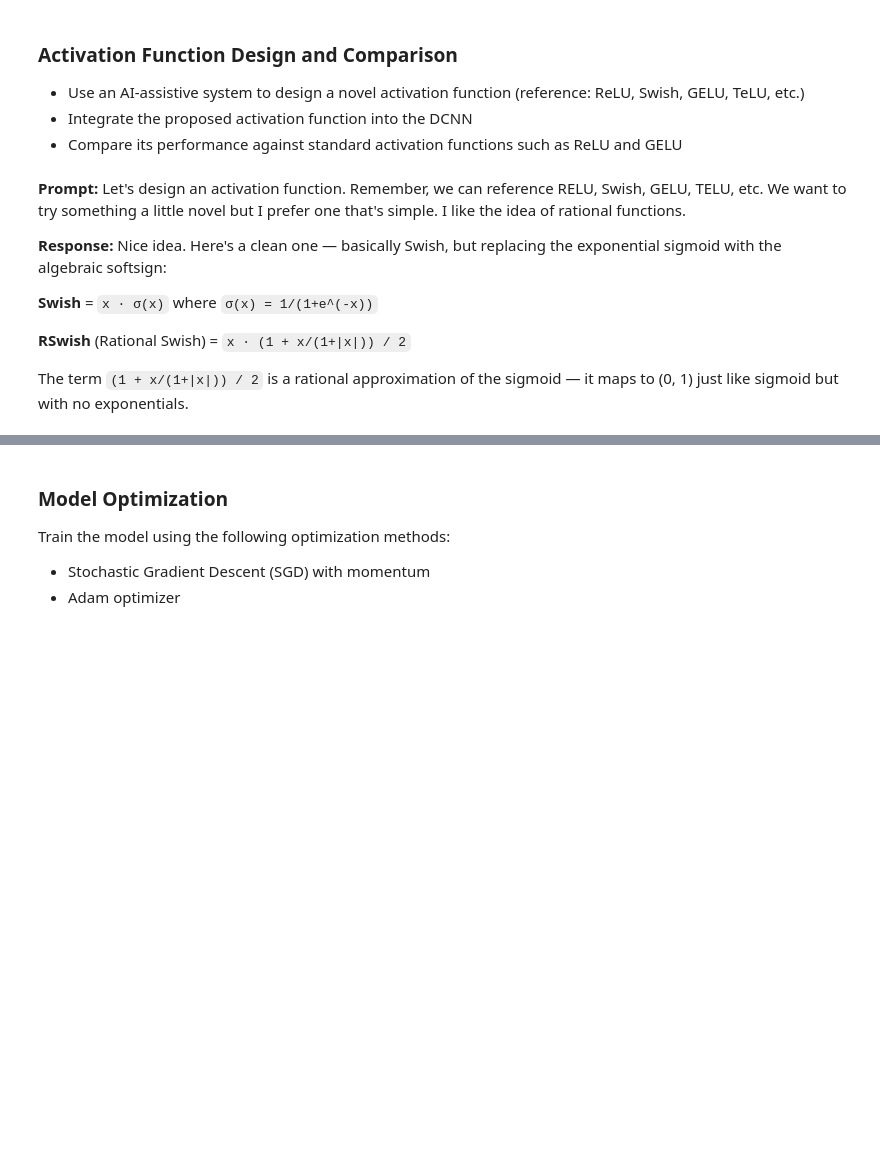
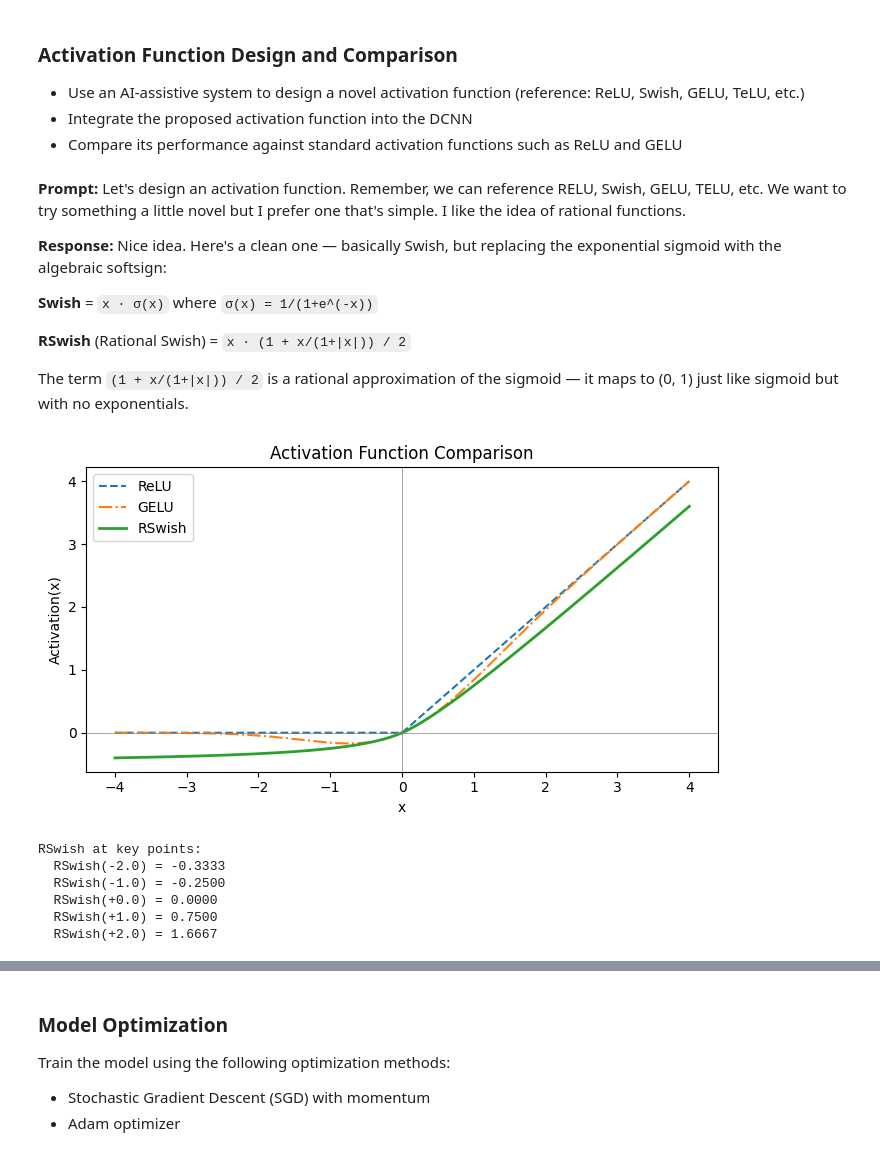
Before and after one commit to kingjaceo/neural_networks, a Jupyter notebook: assignments/assignment1/task2.ipynb, the cells around one changed output, grey strips where cells are left out. Drawn from its saved outputs; the diff is of its cells as text; code cells hidden in the pictures; blank space fills up the shorter version.

```diff
--- a/assignments/assignment1/task2.ipynb
+++ b/assignments/assignment1/task2.ipynb
@@ -131,3 +131,77 @@ Using device: cpu
 **RSwish** (Rational Swish) = `x · (1 + x/(1+|x|)) / 2`
 
 The term `(1 + x/(1+|x|)) / 2` is a rational approximation of the sigmoid — it maps to (0, 1) just like sigmoid but with no exponentials.
+# %%
+import torch.nn as nn
+import torch.nn.functional as F
+import matplotlib.pyplot as plt
+
+
+class RSwish(nn.Module):
+    """Rational Swish activation function.
+
+    Replaces the exponential sigmoid in Swish with an algebraic softsign
+    approximation, avoiding transcendental operations entirely:
+
+        RSwish(x) = x * (1 + x / (1 + |x|)) / 2
+
+    The factor (1 + x/(1+|x|)) / 2 is a rational approximation of sigmoid
+    that maps (-inf, +inf) -> (0, 1), matching sigmoid's range without any
+    exponentials.
+    """
+
+    def forward(self, x):
+        rational_sigmoid = (1 + x / (1 + x.abs())) / 2
+        return x * rational_sigmoid
+
+
+def get_activation(name: str) -> nn.Module:
+    """Return an activation module by name.
+
+    Supported names: 'relu', 'gelu', 'rswish'.
+    """
+    name = name.lower()
+    if name == "relu":
+        return nn.ReLU()
+    elif name == "gelu":
+        return nn.GELU()
+    elif name == "rswish":
+        return RSwish()
+    else:
+        raise ValueError(f"Unknown activation '{name}'. Choose from: relu, gelu, rswish.")
+
+
+# --- Visualize and compare the three activation functions ---
+x = torch.linspace(-4, 4, 500)
+
+with torch.no_grad():
+    y_relu   = get_activation("relu")(x)
+    y_gelu   = get_activation("gelu")(x)
+    y_rswish = get_activation("rswish")(x)
+
+fig, ax = plt.subplots(figsize=(7, 4))
+ax.plot(x, y_relu,   label="ReLU",   linestyle="--")
+ax.plot(x, y_gelu,   label="GELU",   linestyle="-.")
+ax.plot(x, y_rswish, label="RSwish", linestyle="-", linewidth=2)
+ax.axhline(0, color="gray", linewidth=0.5)
+ax.axvline(0, color="gray", linewidth=0.5)
+ax.set_xlabel("x")
+ax.set_ylabel("Activation(x)")
+ax.set_title("Activation Function Comparison")
+ax.legend()
+plt.tight_layout()
+plt.savefig("figures/task2_activation_comparison.png", dpi=150, bbox_inches="tight")
+plt.show()
+
+print("RSwish at key points:")
+for val in [-2.0, -1.0, 0.0, 1.0, 2.0]:
+    t = torch.tensor(val)
+    print(f"  RSwish({val:+.1f}) = {RSwish()(t).item():.4f}")
+# %% [output]
+[figure, added]
+RSwish at key points:
+  RSwish(-2.0) = -0.3333
+  RSwish(-1.0) = -0.2500
+  RSwish(+0.0) = 0.0000
+  RSwish(+1.0) = 0.7500
+  RSwish(+2.0) = 1.6667
```
Also changed, not shown: parts of 14 cells of this notebook, 13 other files.
